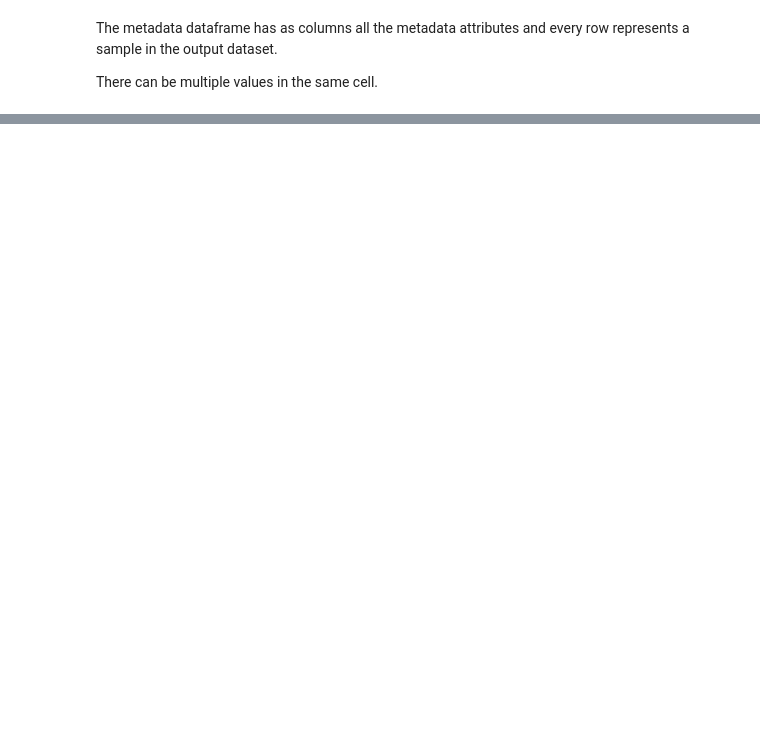
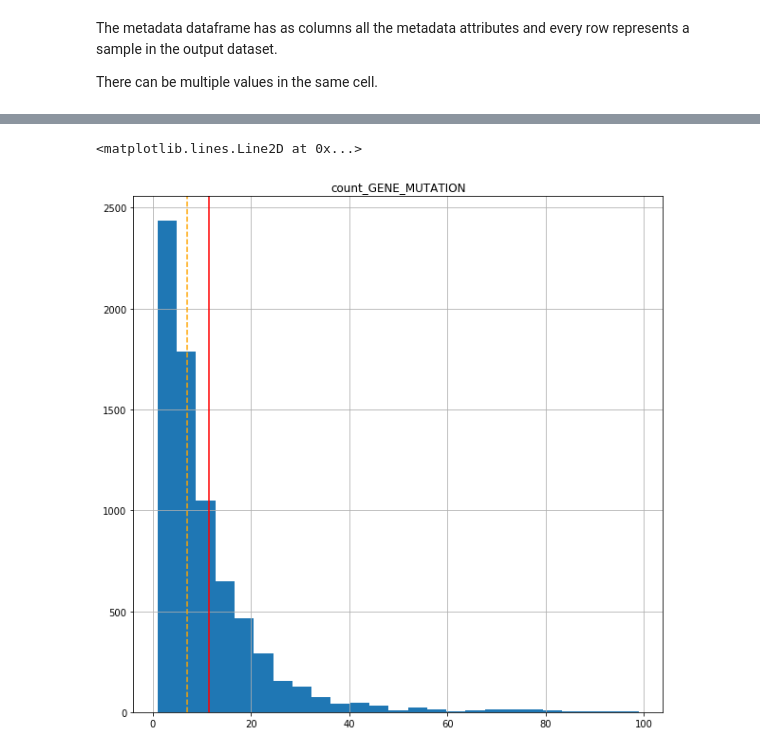
Before and after one commit to DEIB-GECO/PyGMQL, a Jupyter notebook: examples/PyGMQL_Example.ipynb, the cells around one changed output, grey strips where cells are left out. Saved outputs shown, nothing was run; the diff lists cells and outputs as text; code cells hidden in the pictures; blank space fills up the shorter version.

```diff
--- a/examples/PyGMQL_Example.ipynb
+++ b/examples/PyGMQL_Example.ipynb
@@ -276,0 +291,9 @@ result_genes.regs[result_genes.regs.count_gene_mutation > 50].sort_values("count
+# %%
+# draw less than 50
+threshold = 100
+result_genes.regs[result_genes.regs.count_GENE_MUTATION <=threshold].hist("count_GENE_MUTATION", bins=int(threshold/4),figsize=(10,10))
+plt.axvline(x=mean, color='red', linestyle='-')
+plt.axvline(x=median, color='orange', linestyle='--')
+# %% [output]
+<matplotlib.lines.Line2D at 0x...>
+[figure, added]
```
Also changed, not shown: parts of 53 cells of this notebook.
